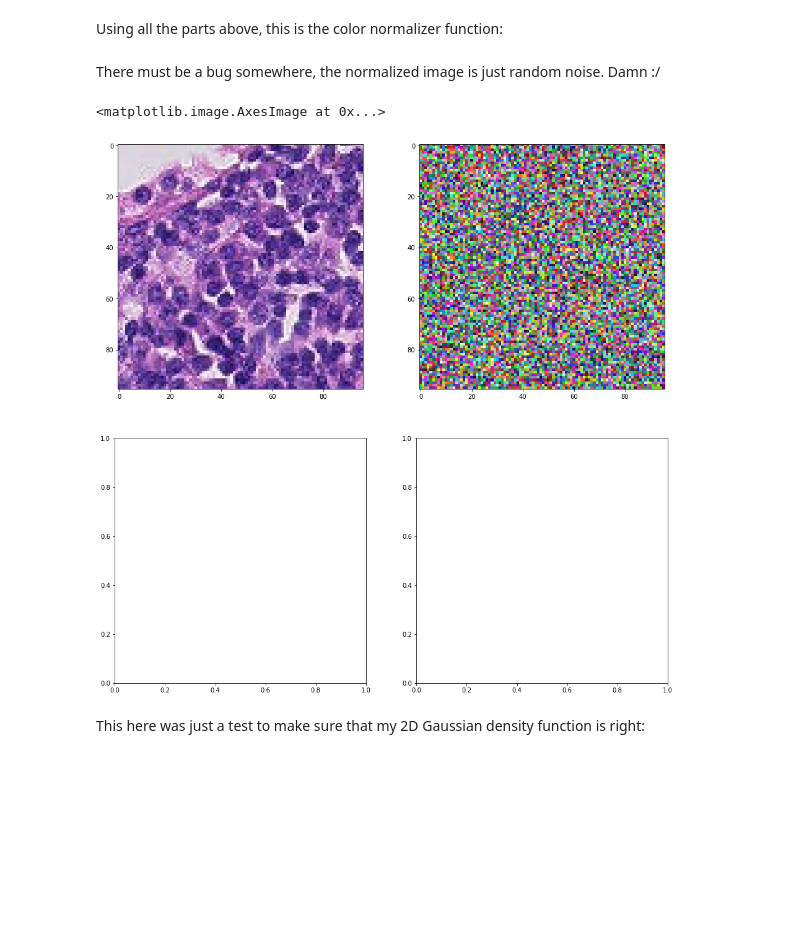
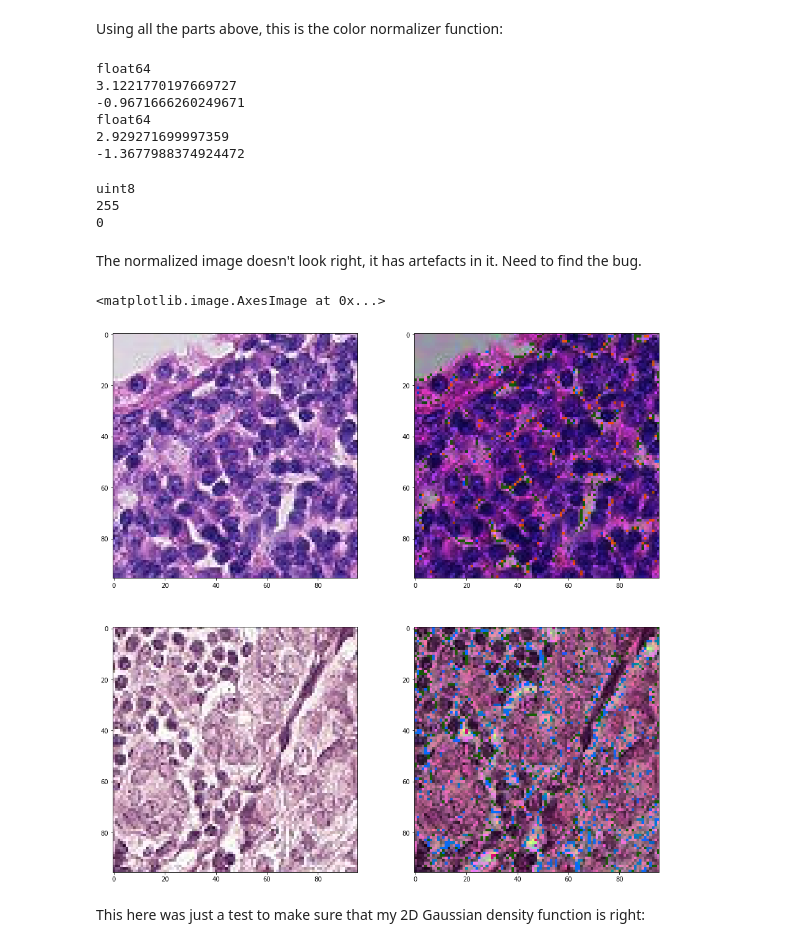
Before and after one commit to pierluigiferrari/pcam_classifier, a Jupyter notebook: image_color_normalization.ipynb, the cells around one changed output. Saved outputs shown, nothing was run; the diff lists cells and outputs as text; code cells hidden in the pictures; blank space fills up the shorter version.

Commit message:
fix: Fix HSI-to-RGB conversion
The datatype of the converted image was float, but must be uint8. Fixed now.

```diff
--- a/image_color_normalization.ipynb
+++ b/image_color_normalization.ipynb
@@ -69,7 +69,7 @@ def convert_hsi_to_rgb(image):
     g = np.exp(-d_g) * 257 - 1
     b = np.exp(-d_b) * 257 - 1
 
-    rgb_image = np.stack((r, g, b), axis=-1)
+    rgb_image = np.stack((r, g, b), axis=-1).astype(np.uint8)
 
     return rgb_image
 # %% [markdown]
@@ -357,25 +360,50 @@ def normalize_colors(image, T_cxcy, T_d, mu_cxcy, mu_d, mu_ref_cxcy, mu_ref_d):
 
     return rgb_image_normalized
 # %%
-color_normalized_image = normalize_colors(images[1],
-                                          T_cxcy,
-                                          T_d,
-                                          mu_cxcy,
-                                          mu_d,
-                                          mu_ref_cxcy=mu_cxcy_stat,
-                                          mu_ref_d=mu_d_stat)
+color_normalized_image_0 = normalize_colors(images[0],
+                                            T_cxcy,
+                                            T_d,
+                                            mu_cxcy,
+                                            mu_d,
+                                            mu_ref_cxcy=mu_cxcy_stat,
+                                            mu_ref_d=mu_d_stat)
+
+color_normalized_image_1 = normalize_colors(images[1],
+                                            T_cxcy,
+                                            T_d,
+                                            mu_cxcy,
+                                            mu_d,
+                                            mu_ref_cxcy=mu_cxcy_stat,
+                                            mu_ref_d=mu_d_stat)
+# %% [output]
+float64
+3.1221770197669727
+-0.9671666260249671
+float64
+2.929271699997359
+-1.3677988374924472
-# %% [markdown]
-There must be a bug somewhere, the normalized image is just random noise. Damn :/
+# %%
+print(color_normalized_image.dtype)
+print(np.max(color_normalized_image))
+print(np.min(color_normalized_image))
+# %% [output]
+uint8
+255
+0
+# %% [markdown]
+The normalized image doesn't look right, it has artefacts in it. Need to find the bug.
 # %%
 m = 2
 n = 2
 
 fig, cells = plt.subplots(m, n, figsize=(n*8,m*8))
 cells[0,0].imshow(images[0])
-cells[0,1].imshow(color_normalized_image)
+cells[0,1].imshow(color_normalized_image_0)
+cells[1,0].imshow(images[1])
+cells[1,1].imshow(color_normalized_image_1)
 # %% [output]
 <matplotlib.image.AxesImage at 0x...>
-[figure, old version]
+[figure, new version]
 # %% [markdown]
 This here was just a test to make sure that my 2D Gaussian density function is right:
 # %%
```
Also changed, not shown: parts of 1 cell of this notebook.
